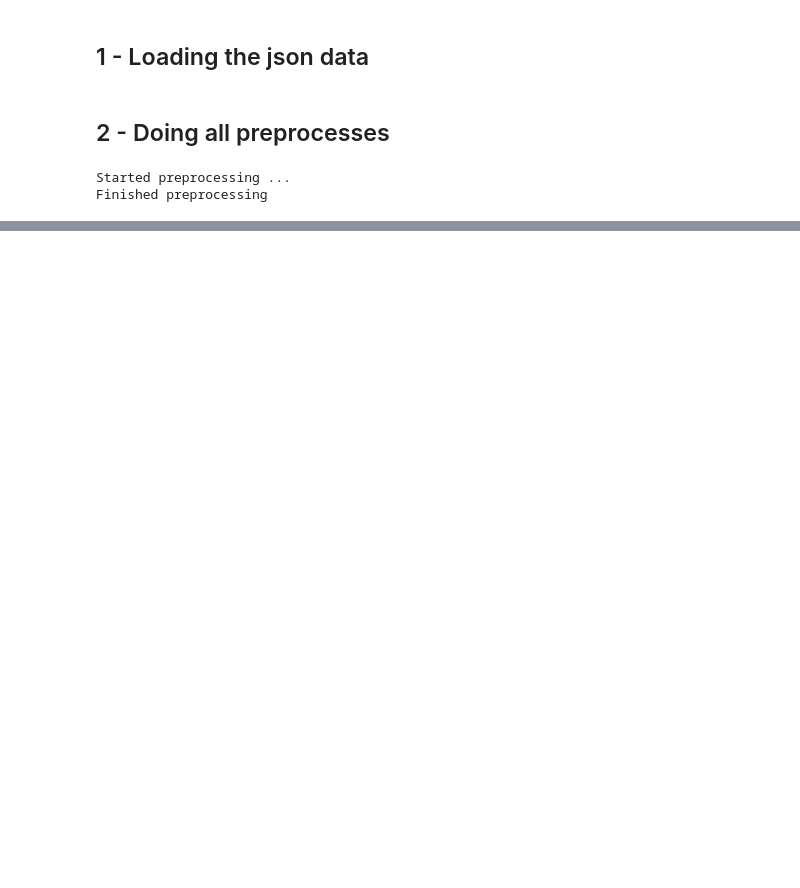
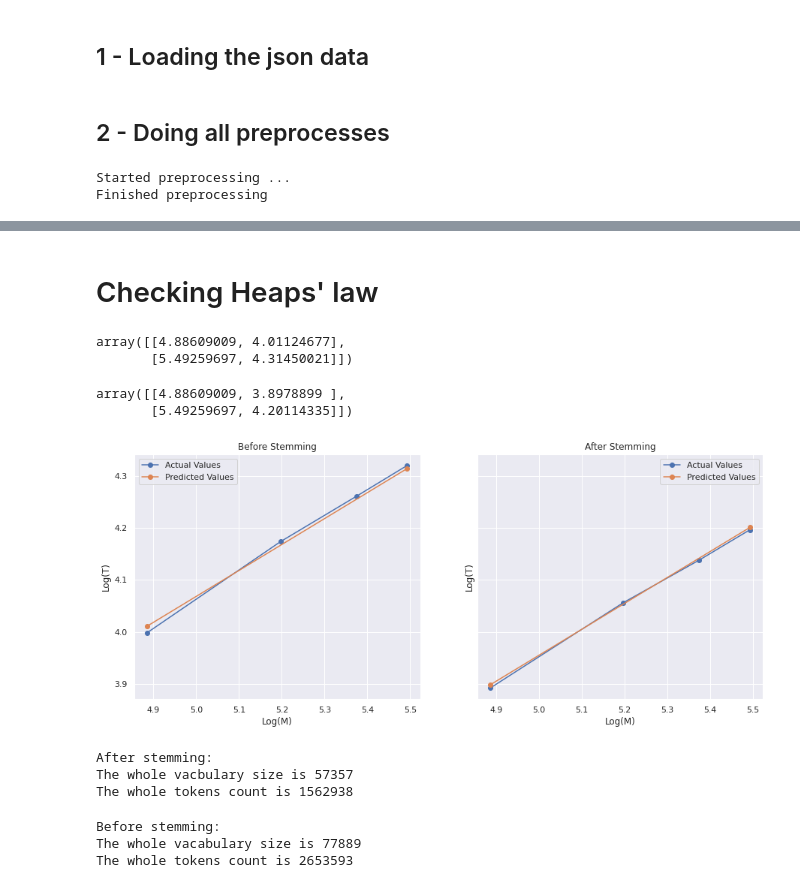
Before and after one commit to mahdirezaie336/InformationRetrievalSystem, a Jupyter notebook: Project.ipynb, the cells around one changed output, grey strips where cells are left out. Cells and saved outputs as stored; diff of their text form; code cells hidden in the pictures; blank space fills up the shorter version.

```diff
--- a/Project.ipynb
+++ b/Project.ipynb
@@ -161,0 +142,5 @@ df1.merge(df2, left_index=True, right_index=True).loc[:, ["a", "b"]]
+# %% [markdown]
+# Checking Heaps' law
+# %%
+with open('./IR_data_news_12k.json') as json_file:
+    docs = json.load(json_file)
@@ -161,0 +168,13 @@ df1.merge(df2, left_index=True, right_index=True).loc[:, ["a", "b"]]
+# %%
+def func(x, k, b):
+    return np.log10(k) + (x * b)
+# %%
+c1 = np.log10(np.array(counted_tokens))
+min_max = [c1[:, 0].min(), c1[:, 0].max()]
+x = np.array([min_max])
+y = func(x, k=37, b=0.5)
+line1 = np.concatenate([x, y]).T
+line1
+# %% [output]
+array([[4.88609009, 4.01124677],
+       [5.49259697, 4.31450021]])
@@ -161,0 +206,55 @@ df1.merge(df2, left_index=True, right_index=True).loc[:, ["a", "b"]]
+# %%
+c = np.log10(np.array(counted_tokens))
+min_max = [c[:, 0].min(), c[:, 0].max()]
+x = np.array([min_max])
+y = func(x, k=28.5, b=0.5)
+line = np.concatenate([x, y]).T
+line
+# %% [output]
+array([[4.88609009, 3.8978899 ],
+       [5.49259697, 4.20114335]])
+# %%
+fig, ax = plt.subplots(1, 2, figsize=(15, 6), sharex=True, sharey=True)
+ax[0].set_xlabel('Log(M)')
+ax[0].set_ylabel('Log(T)')
+ax[1].set_xlabel('Log(M)')
+ax[1].set_ylabel('Log(T)')
+ax[0].plot(c1[:, 0], c1[:, 1], label='Actual Values', marker='o')
+ax[0].plot(line1[:, 0], line1[:, 1], label='Predicted Values', marker='o');
+ax[0].set_title('Before Stemming')
+ax[1].plot(c[:, 0], c[:, 1], label='Actual Values', marker='o')
+ax[1].plot(line[:, 0], line[:, 1], label='Predicted Values', marker='o');
+ax[1].set_title('After Stemming')
+ax[0].legend()
+ax[1].legend();
+# %% [output]
+[figure, added]
+# %%
+d = index.dictionary
+print('After stemming:')
+print('The whole vacabulary size is', len(d))
+print('The whole tokens count is', sum([len(d[i]) for i in d]))
+# %% [output]
+After stemming:
+The whole vacbulary size is 57357
+The whole tokens count is 1562938
+# %%
+counted_tokens = 0
+dictionary = set()
+for doc_id in docs:
+    text = docs[doc_id]['content']
+    normalized_text = normalizer.normalize(text)
+    tokens = tokenizer.tokenize_words(normalized_text)
+    nonstop_tokens = []
+    for token in tokens:
+        if token not in PositionalIndex.stop_words:
+            nonstop_tokens.append(token)
+            dictionary.add(token)
+    counted_tokens += len(nonstop_tokens)
+print('Before stemming:')
+print('The whole vacabulary size is', len(dictionary))
+print('The whole tokens count is', counted_tokens)
+# %% [output]
+Before stemming:
+The whole vacabulary size is 77889
+The whole tokens count is 2653593
```
Also changed, not shown: parts of 41 cells of this notebook, 2 other files.
